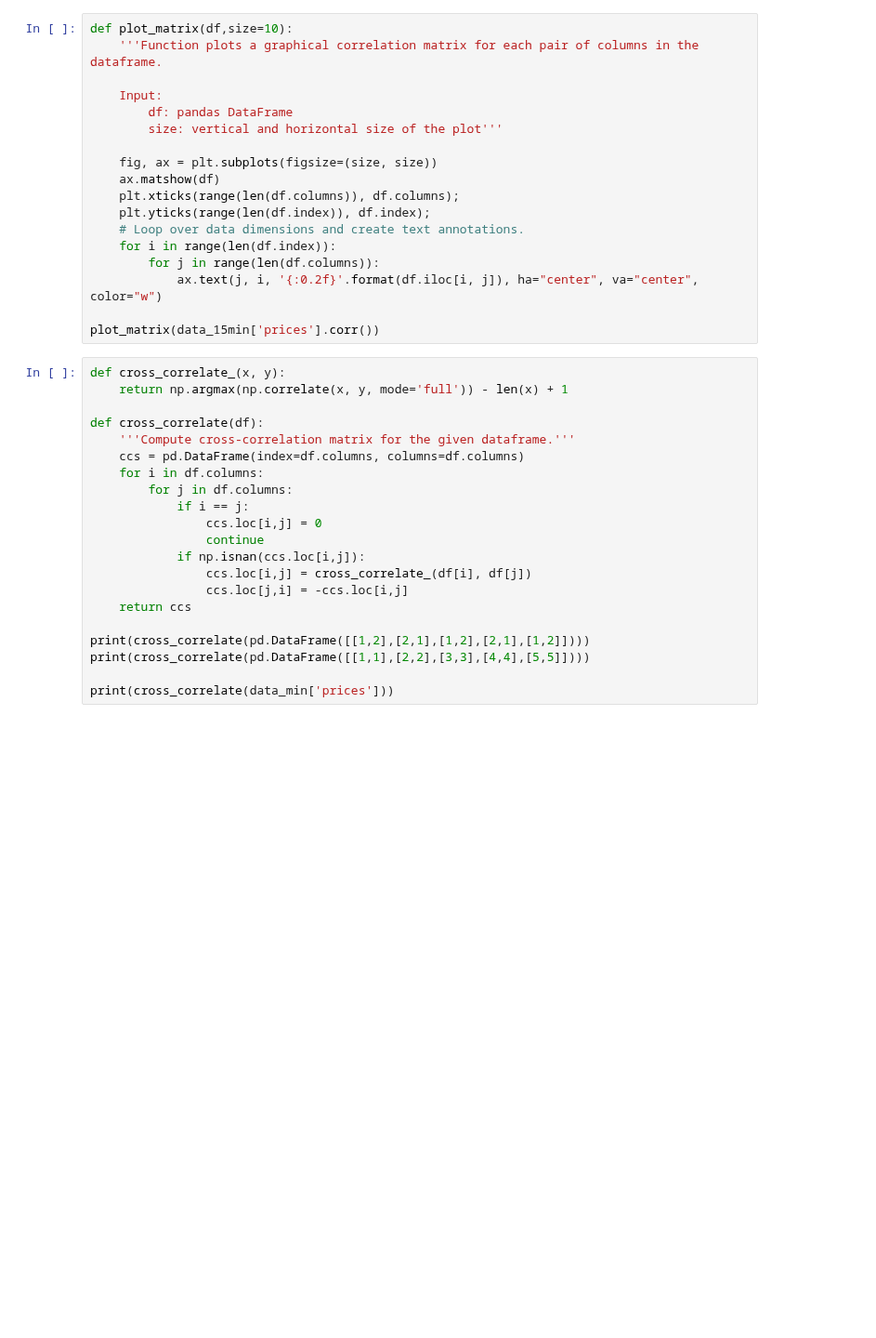
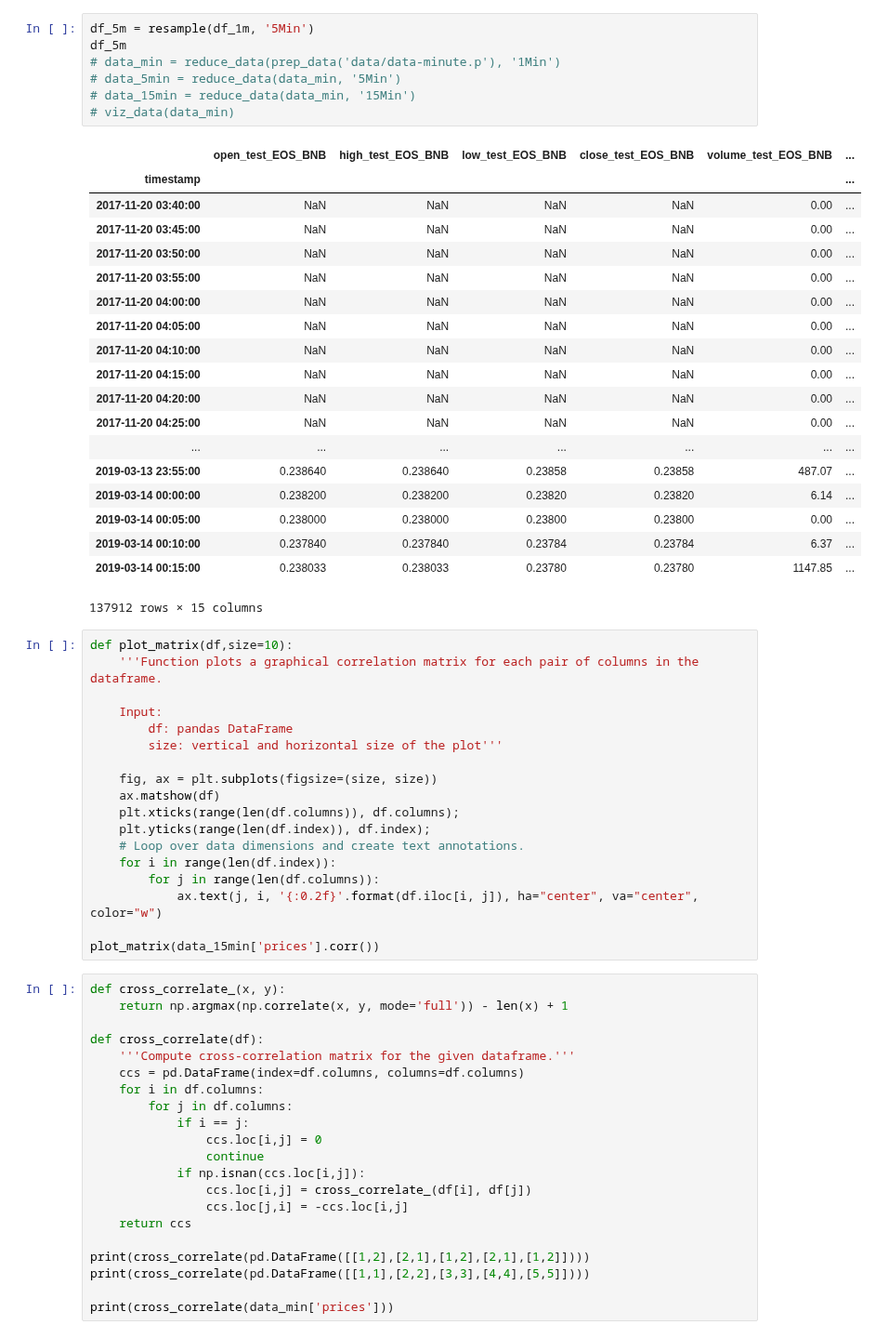
Before and after one commit to cambrian/quant, a Jupyter notebook: research/analysis.ipynb, the cells around one changed output. Shown at 93% size. Cells and saved outputs as stored; diff of their text form; blank space fills up the shorter version.

```diff
--- a/research/analysis.ipynb
+++ b/research/analysis.ipynb
@@ -83,3 +84,30 @@ print(data['volumes'].head())
+# %%
+df_5m = resample(df_1m, '5Min')
+df_5m
+# data_min = reduce_data(prep_data('data/data-minute.p'), '1Min')
+# data_5min = reduce_data(data_min, '5Min')
+# data_15min = reduce_data(data_min, '15Min')
+# viz_data(data_min)
+# %% [output]
+|  | open_test_EOS_BNB | high_test_EOS_BNB | low_test_EOS_BNB | close_test_EOS_BNB | volume_test_EOS_BNB | ... |
+| timestamp |  |  |  |  |  | ... |
+| 2017-11-20 03:40:00 | NaN | NaN | NaN | NaN | 0.00 | ... |
+| 2017-11-20 03:45:00 | NaN | NaN | NaN | NaN | 0.00 | ... |
+| 2017-11-20 03:50:00 | NaN | NaN | NaN | NaN | 0.00 | ... |
+| 2017-11-20 03:55:00 | NaN | NaN | NaN | NaN | 0.00 | ... |
+| 2017-11-20 04:00:00 | NaN | NaN | NaN | NaN | 0.00 | ... |
+| 2017-11-20 04:05:00 | NaN | NaN | NaN | NaN | 0.00 | ... |
+| 2017-11-20 04:10:00 | NaN | NaN | NaN | NaN | 0.00 | ... |
+| 2017-11-20 04:15:00 | NaN | NaN | NaN | NaN | 0.00 | ... |
+| 2017-11-20 04:20:00 | NaN | NaN | NaN | NaN | 0.00 | ... |
+| 2017-11-20 04:25:00 | NaN | NaN | NaN | NaN | 0.00 | ... |
+| ... | ... | ... | ... | ... | ... | ... |
+| 2019-03-13 23:55:00 | 0.238640 | 0.238640 | 0.23858 | 0.23858 | 487.07 | ... |
+| 2019-03-14 00:00:00 | 0.238200 | 0.238200 | 0.23820 | 0.23820 | 6.14 | ... |
+| 2019-03-14 00:05:00 | 0.238000 | 0.238000 | 0.23800 | 0.23800 | 0.00 | ... |
+| 2019-03-14 00:10:00 | 0.237840 | 0.237840 | 0.23784 | 0.23784 | 6.37 | ... |
+| 2019-03-14 00:15:00 | 0.238033 | 0.238033 | 0.23780 | 0.23780 | 1147.85 | ... |
+137912 rows × 15 columns
 # %%
 def plot_matrix(df,size=10):
     '''Function plots a graphical correlation matrix for each pair of columns in the dataframe.
```
Also changed, not shown: parts of 6 cells of this notebook.
